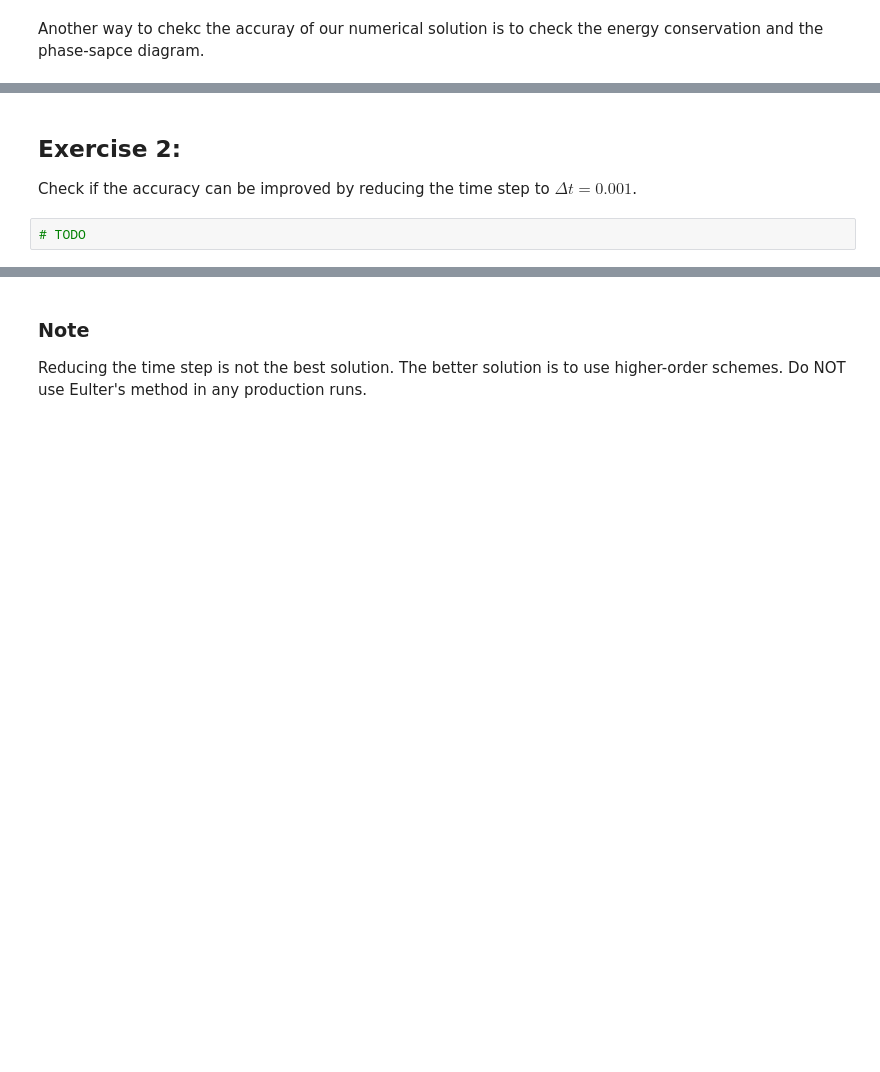
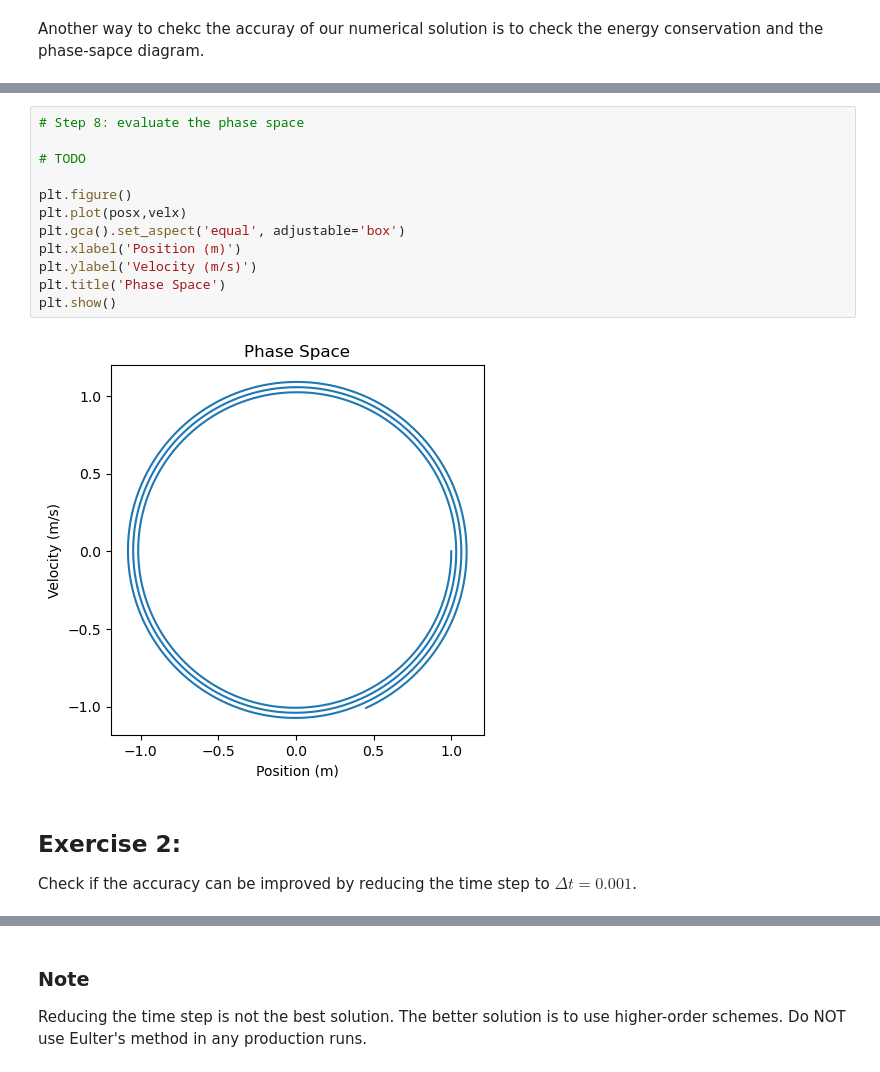
Before and after one commit to Jeff0105/computationalPhysics-112, a Jupyter notebook: project1/project1_demo1.ipynb, the cells around one changed output, grey strips where cells are left out. Drawn from its saved outputs; the diff is of its cells as text; blank space fills up the shorter version.

```diff
--- a/project1/project1_demo1.ipynb
+++ b/project1/project1_demo1.ipynb
@@ -111,5 +117,17 @@ Another way to chekc the accuray of our numerical solution is to check the energ
+# %%
+# Step 8: evaluate the phase space
+
+# TODO
+
+plt.figure()
+plt.plot(posx,velx)
+plt.gca().set_aspect('equal', adjustable='box')
+plt.xlabel('Position (m)')
+plt.ylabel('Velocity (m/s)')
+plt.title('Phase Space')
+plt.show()
+# %% [output]
+[figure, added]
 # %% [markdown]
 ## Exercise 2:
 Check if the accuracy can be improved by reducing the time step to $\Delta t=0.001$.
-# %%
-# TODO
```
Also changed, not shown: parts of 5 cells of this notebook.
